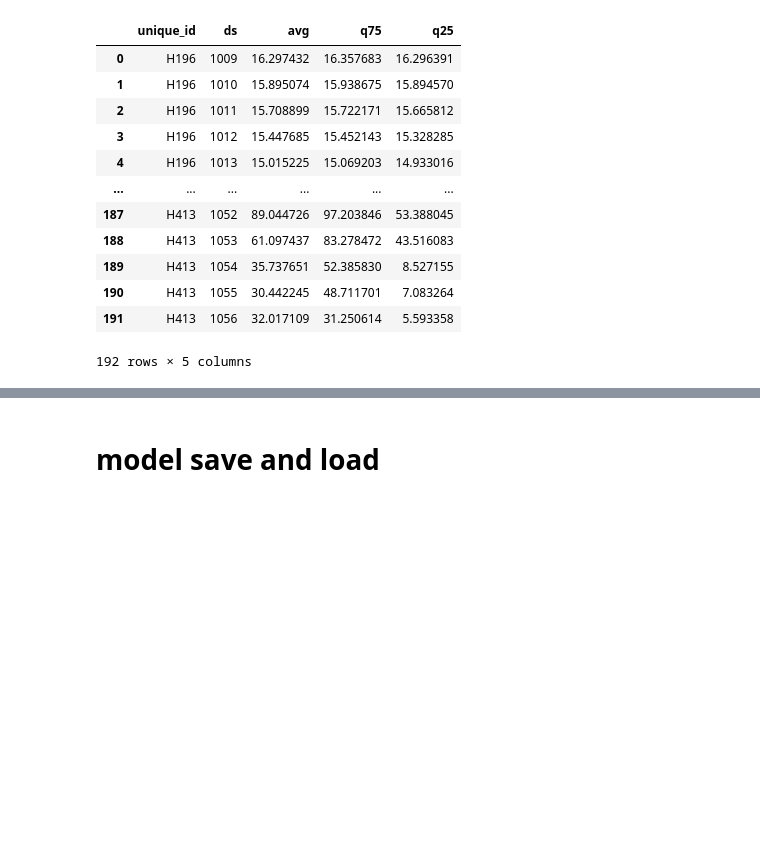
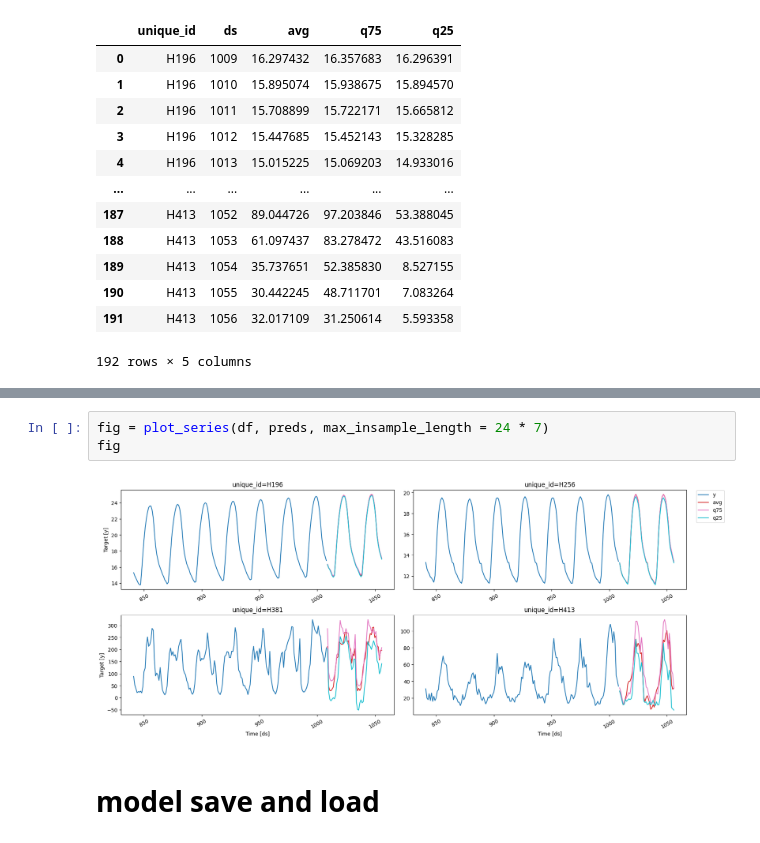
Before and after one commit to wangzhefeng/tsproj, a Jupyter notebook: models_ml/ml_forecast/mlforecast_end2end.ipynb, the cells around one changed output, grey strips where cells are left out. Cells and saved outputs as stored; diff of their text form; blank space fills up the shorter version.

```diff
--- a/models_ml/ml_forecast/mlforecast_end2end.ipynb
+++ b/models_ml/ml_forecast/mlforecast_end2end.ipynb
@@ -346,3 +350,8 @@ fig
+# %%
+fig = plot_series(df, preds, max_insample_length = 24 * 7)
+fig
+# %% [output]
+[figure, added]
 # %% [markdown]
 # model save and load
 # %%
```
Also changed, not shown: parts of 28 cells of this notebook, 5 other files.
